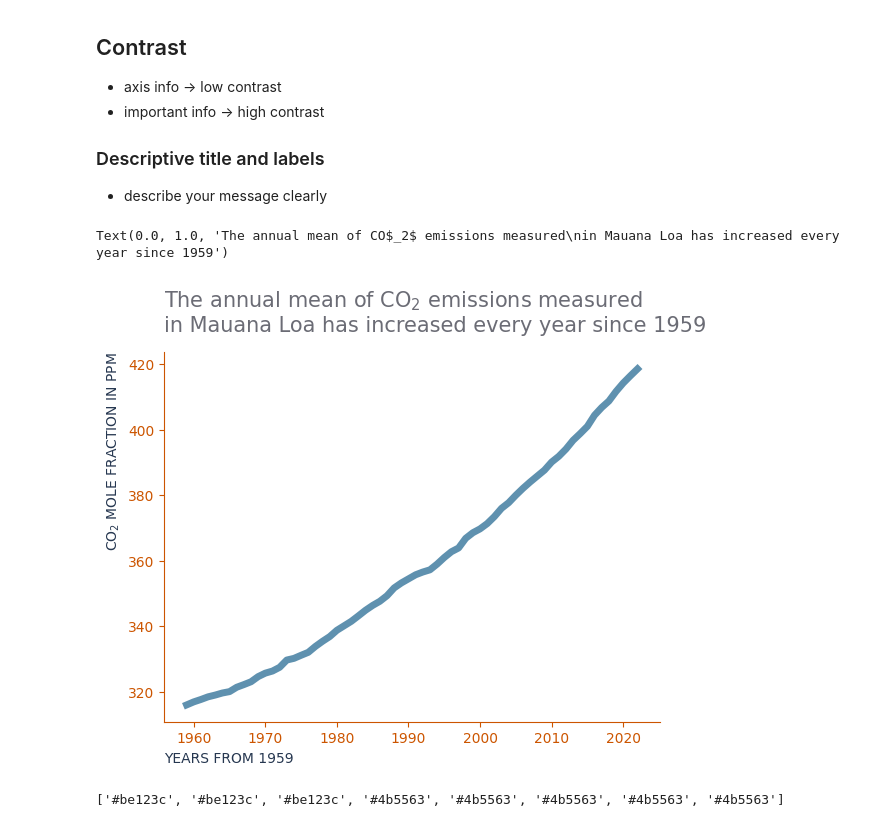
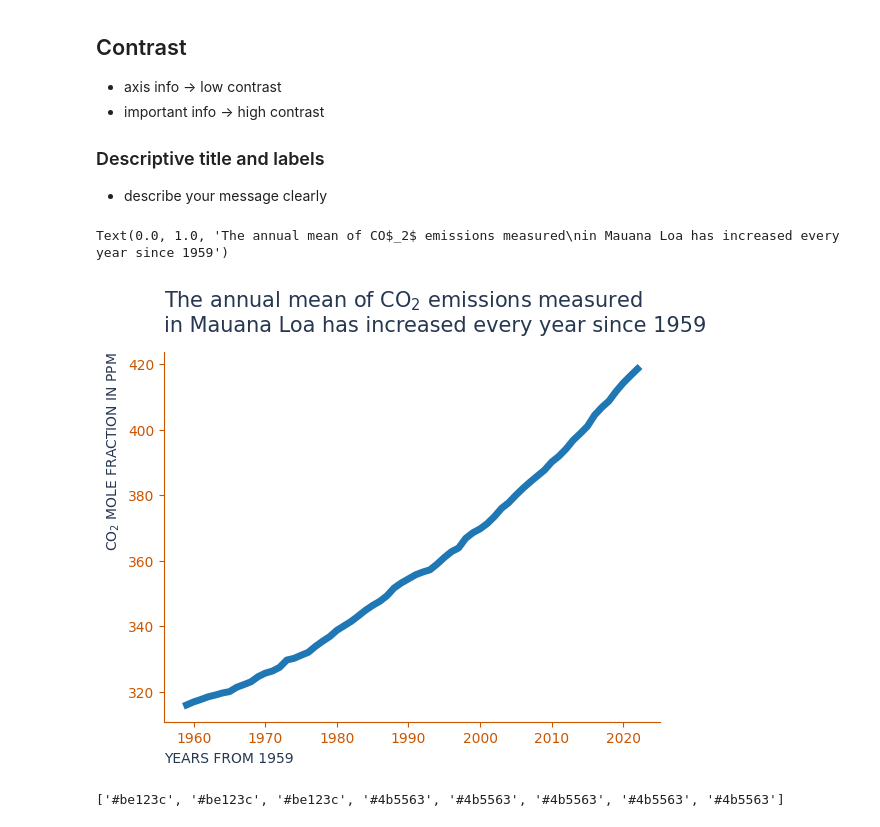
Before and after one commit to ArthurLopez1/Python-Arthur-Lopez-OPA23, a Jupyter notebook: code_alongs/Lec10_data_storytelling.ipynb, the cells around one changed output. Saved outputs shown, nothing was run; the diff lists cells and outputs as text; code cells hidden in the pictures.

Commit message:
story chart styles

```diff
--- a/code_alongs/Lec10_data_storytelling.ipynb
+++ b/code_alongs/Lec10_data_storytelling.ipynb
@@ -118,35 +118,35 @@ ax_annual.legend().set_visible(False)
 ### Descriptive title and labels
 - describe your message clearly
 # %%
-ax_annual = df_annual.plot(x="year", y="mean", linewidth = 5, color=LBLUE)
+ax_annual = df_annual.plot(x="year", y="mean", linewidth = 5)
 
 DBLUE = "#263750"
 LBLUE = "#5F91AF"
 RBLUE = "#4169E1"
 GREEN = "#008000"
 ORANGE = "#CC5500"
 
 # remove clutter
 ax_annual.spines["top"].set_visible(False)
 ax_annual.spines["right"].set_visible(False)
 ax_annual.legend().set_visible(False)
 ax_annual
 
 #contrast for attention
 ax_annual.spines["left"].set_color(ORANGE)
 ax_annual.spines["bottom"].set_color(ORANGE)
 ax_annual.tick_params(colors=ORANGE)
 
 ax_annual.set_xlabel("YEARS FROM 1959", loc="left", color=DBLUE)
 ax_annual.set_ylabel("CO$_2$ MOLE FRACTION IN PPM", loc="top", color=DBLUE)
 
 ax_annual.set_title(
     "The annual mean of CO$_2$ emissions measured\nin Mauana Loa has increased every year since 1959",
-    loc="left", pad=15, color=GREY, fontsize=15
+    loc="left", pad=15, color=DBLUE, fontsize=15
 )
 # %% [output]
 Text(0.0, 1.0, 'The annual mean of CO$_2$ emissions measured\nin Mauana Loa has increased every year since 1959')
-[figure, old version]
+[figure, new version]
 # %%
 number_countries = 8
 top_emitters = 3
```
Also changed, not shown: 2 other files.
